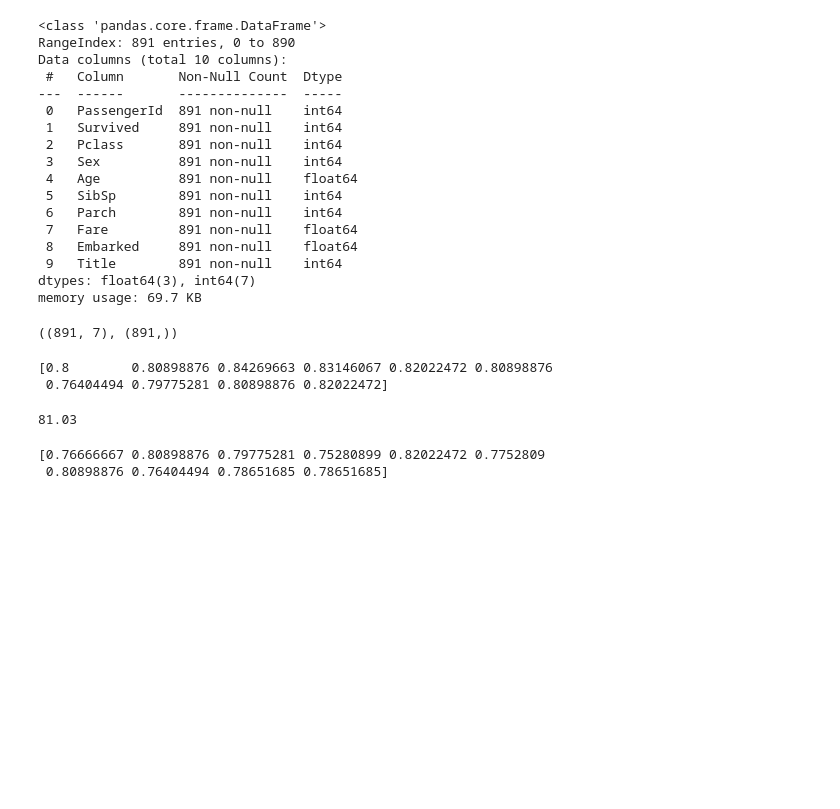
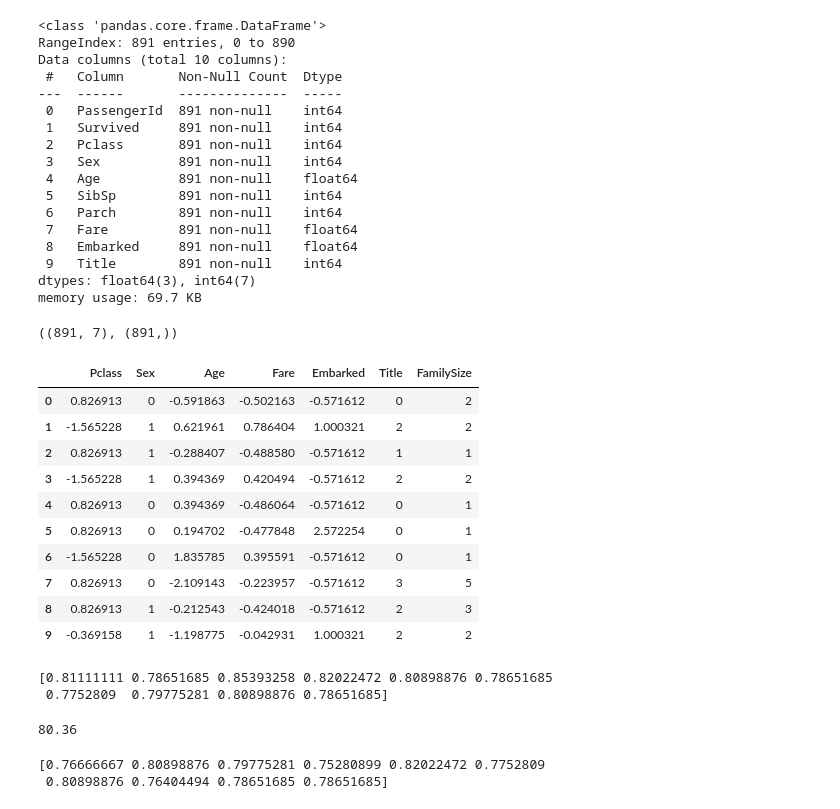
Before and after one commit to newdm2000/Kaggle_Competition, a Jupyter notebook: Titanic/Kaggle_Titanic.ipynb, the cells around one changed output. Cells and saved outputs as stored; diff of their text form; code cells hidden in the pictures; blank space fills up the shorter version.

```diff
--- a/Titanic/Kaggle_Titanic.ipynb
+++ b/Titanic/Kaggle_Titanic.ipynb
@@ -449,6 +449,27 @@ target = train['Survived']
 train_data.shape, target.shape
 # %% [output]
 ((891, 7), (891,))
+# %%
+train_data["Pclass"] = (train_data["Pclass"] - train_data["Pclass"].mean())/train_data["Pclass"].std()
+test["pclass"] = (test["Pclass"] - test["Pclass"].mean())/test["Pclass"].std()
+
+train_data["Embarked"] = (train_data["Embarked"] - train_data["Embarked"].mean())/train_data["Embarked"].std()
+test["Embarked"] = (test["Embarked"] - test["Embarked"].mean())/test["Embarked"].std()
+
+
+train_data.head(10)
+# %% [output]
+|  | Pclass | Sex | Age | Fare | Embarked | Title | FamilySize |
+| 0 | 0.826913 | 0 | -0.591863 | -0.502163 | -0.571612 | 0 | 2 |
+| 1 | -1.565228 | 1 | 0.621961 | 0.786404 | 1.000321 | 2 | 2 |
+| 2 | 0.826913 | 1 | -0.288407 | -0.488580 | -0.571612 | 1 | 1 |
+| 3 | -1.565228 | 1 | 0.394369 | 0.420494 | -0.571612 | 2 | 2 |
+| 4 | 0.826913 | 0 | 0.394369 | -0.486064 | -0.571612 | 0 | 1 |
+| 5 | 0.826913 | 0 | 0.194702 | -0.477848 | 2.572254 | 0 | 1 |
+| 6 | -1.565228 | 0 | 1.835785 | 0.395591 | -0.571612 | 0 | 1 |
+| 7 | 0.826913 | 0 | -2.109143 | -0.223957 | -0.571612 | 3 | 5 |
+| 8 | 0.826913 | 1 | -0.212543 | -0.424018 | -0.571612 | 2 | 3 |
+| 9 | -0.369158 | 1 | -1.198775 | -0.042931 | 1.000321 | 2 | 2 |
 # %%
 from sklearn.neighbors import KNeighborsClassifier
 from sklearn.tree import DecisionTreeClassifier
@@ -467,13 +488,13 @@ scoring = 'accuracy'
 score = cross_val_score(clf, train_data, target, cv=k_fold, n_jobs=1, scoring=scoring)
 print(score)
 # %% [output]
-[0.8        0.80898876 0.84269663 0.83146067 0.82022472 0.80898876
- 0.76404494 0.79775281 0.80898876 0.82022472]
+[0.81111111 0.78651685 0.85393258 0.82022472 0.80898876 0.78651685
+ 0.7752809  0.79775281 0.80898876 0.78651685]
 # %%
 # kNN Score
 round(np.mean(score)*100, 2)
 # %% [output]
-81.03
+80.36
 # %%
 clf = DecisionTreeClassifier()
 scoring = 'accuracy'
```
Also changed, not shown: parts of 10 cells of this notebook, 3 other files.
